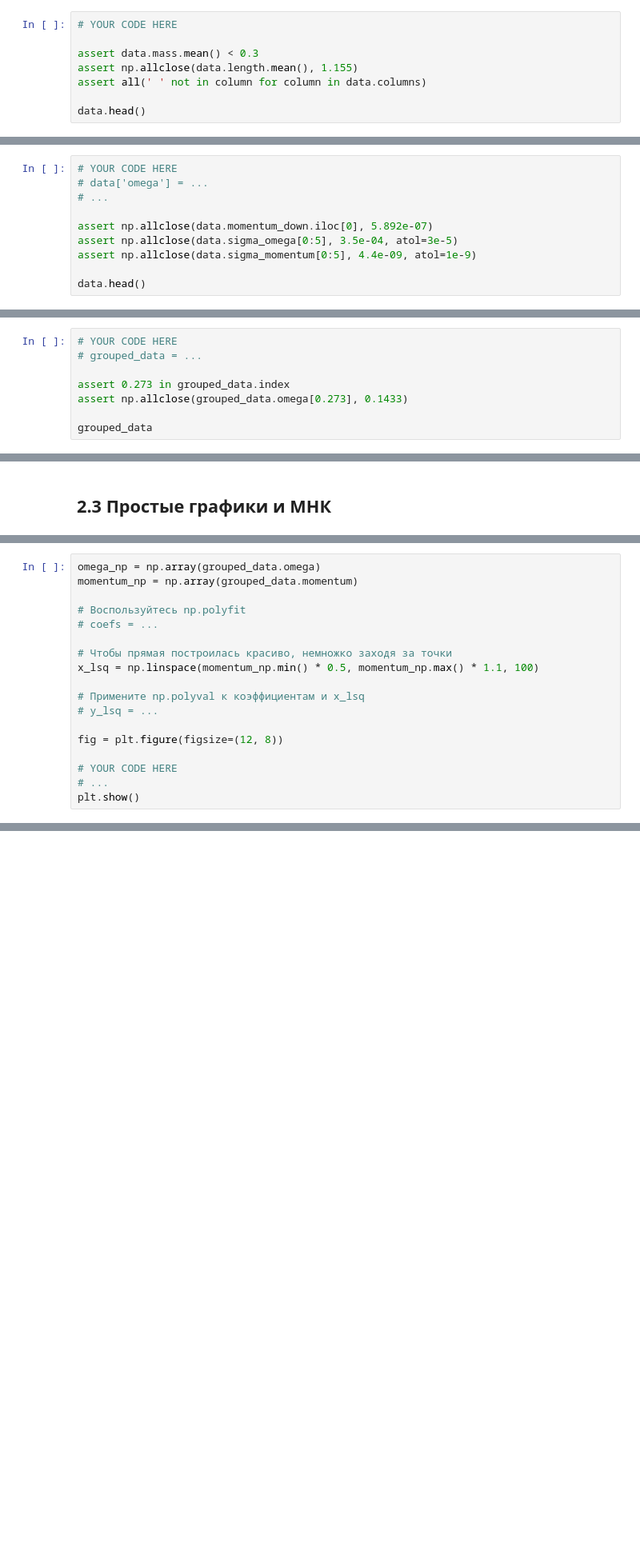
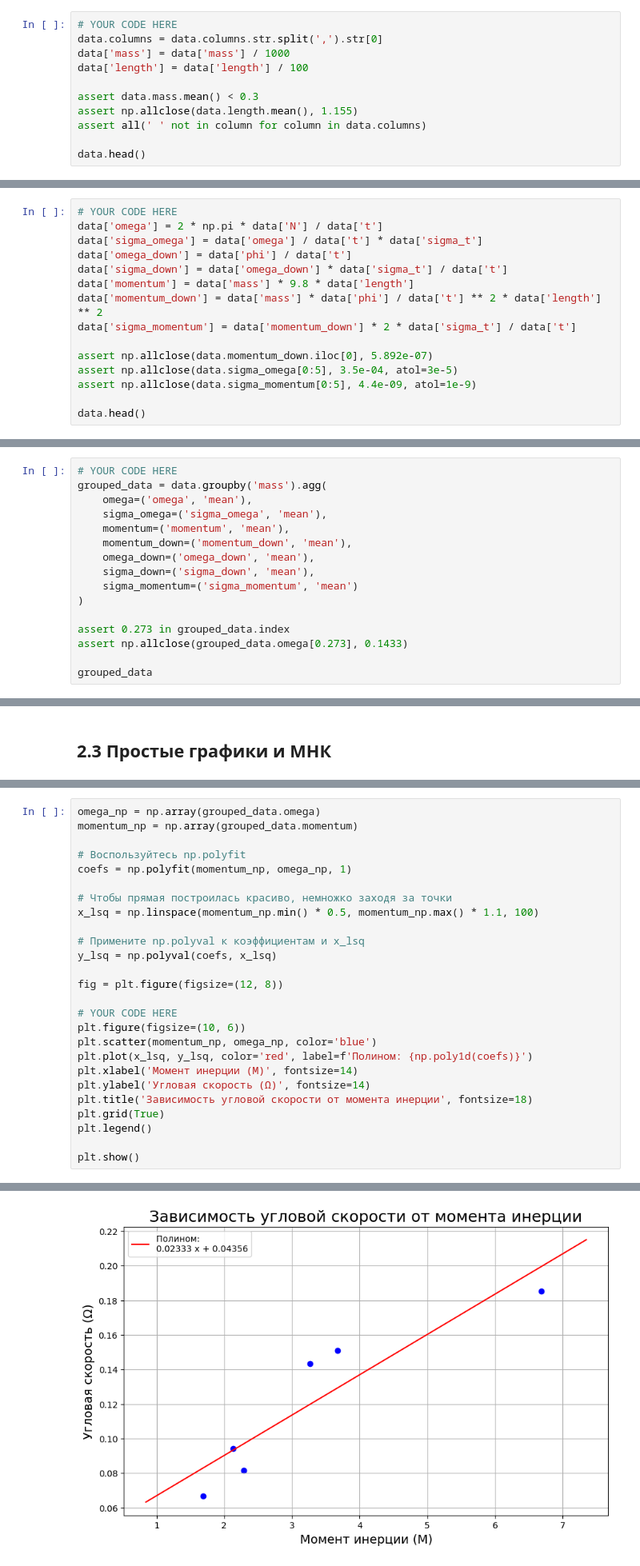
Before and after one commit to Andrei24511/python_archive, a Jupyter notebook: lab_1_np_pandas_matplotlib.ipynb, the cells around one changed output, grey strips where cells are left out. Shown at 80% size. Drawn from its saved outputs; the diff is of its cells as text; blank space fills up the shorter version.

```diff
--- a/lab_1_np_pandas_matplotlib.ipynb
+++ b/lab_1_np_pandas_matplotlib.ipynb
@@ -388,6 +388,9 @@ phi - угол в радианах, на который опустился ры
 Так как физики любят оперировать величинами адекватной размерности, нужно перевести колонки с массой в килограммы, а с длиной - в метры. Затем переименуйте все колонки так, чтобы в них не осталось упоминаний о размерности - только названия физических величин.
 # %%
 # YOUR CODE HERE
+data.columns = data.columns.str.split(',').str[0]
+data['mass'] = data['mass'] / 1000
+data['length'] = data['length'] / 100
 
 assert data.mass.mean() < 0.3
 assert np.allclose(data.length.mean(), 1.155)
@@ -412,8 +422,13 @@ data.head()
 `sigma_momentum`: $\sigma_{M} = M_{down} \cdot 2 \cdot \frac{\sigma_t}{t}$
 # %%
 # YOUR CODE HERE
-# data['omega'] = ...
-# ...
+data['omega'] = 2 * np.pi * data['N'] / data['t']
+data['sigma_omega'] = data['omega'] / data['t'] * data['sigma_t']
+data['omega_down'] = data['phi'] / data['t']
+data['sigma_down'] = data['omega_down'] * data['sigma_t'] / data['t']
+data['momentum'] = data['mass'] * 9.8 * data['length']
+data['momentum_down'] = data['mass'] * data['phi'] / data['t'] ** 2 * data['length'] ** 2
+data['sigma_momentum'] = data['momentum_down'] * 2 * data['sigma_t'] / data['t']
 
 assert np.allclose(data.momentum_down.iloc[0], 5.892e-07)
 assert np.allclose(data.sigma_omega[0:5], 3.5e-04, atol=3e-5)
@@ -426,7 +448,15 @@ data.head()
 **Подсказка:** функция groupby вам поможет. Никаких циклов!
 # %%
 # YOUR CODE HERE
-# grouped_data = ...
+grouped_data = data.groupby('mass').agg(
+    omega=('omega', 'mean'),
+    sigma_omega=('sigma_omega', 'mean'),
+    momentum=('momentum', 'mean'),
+    momentum_down=('momentum_down', 'mean'),
+    omega_down=('omega_down', 'mean'),
+    sigma_down=('sigma_down', 'mean'),
+    sigma_momentum=('sigma_momentum', 'mean')
+)
 
 assert 0.273 in grouped_data.index
 assert np.allclose(grouped_data.omega[0.273], 0.1433)
@@ -452,16 +491,25 @@ omega_np = np.array(grouped_data.omega)
 momentum_np = np.array(grouped_data.momentum)
 
 # Воспользуйтесь np.polyfit
-# coefs = ...
+coefs = np.polyfit(momentum_np, omega_np, 1)
 
 # Чтобы прямая построилась красиво, немножко заходя за точки
 x_lsq = np.linspace(momentum_np.min() * 0.5, momentum_np.max() * 1.1, 100)
 
 # Примените np.polyval к коэффициентам и x_lsq
-# y_lsq = ...
+y_lsq = np.polyval(coefs, x_lsq)
 
 fig = plt.figure(figsize=(12, 8))
 
 # YOUR CODE HERE
-# ...
+plt.figure(figsize=(10, 6))
+plt.scatter(momentum_np, omega_np, color='blue')
+plt.plot(x_lsq, y_lsq, color='red', label=f'Полином: {np.poly1d(coefs)}')
+plt.xlabel('Момент инерции (M)', fontsize=14)
+plt.ylabel('Угловая скорость (Ω)', fontsize=14)
+plt.title('Зависимость угловой скорости от момента инерции', fontsize=18)
+plt.grid(True)
+plt.legend()
+
 plt.show()
+# %% [output]
@@ -468,3 +517,4 @@ plt.show()
+[figure, added]
 # %% [markdown]
 `np.polyfit` также умеет оценивать погрешности! Если точнее, он возвращает матрицу ковариаций для метода наименьших квадратов. Не будем углубляться в математику, главное знать, что на диагонали у неё стоят дисперсии полученных коэффициентов. Для получения собственно погрешности $\sigma$ необходимо взять корень из этих дисперсий.
 
```
Also changed, not shown: parts of 10 cells of this notebook.
